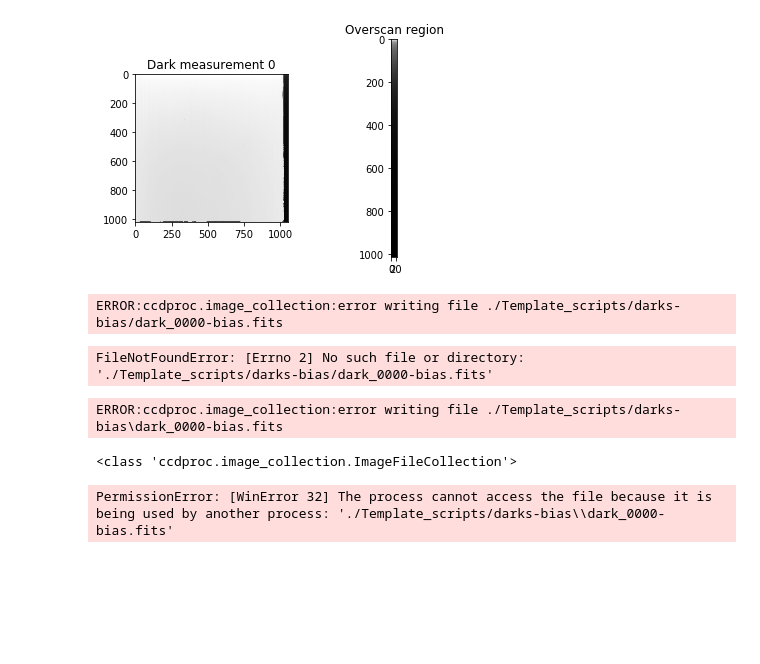
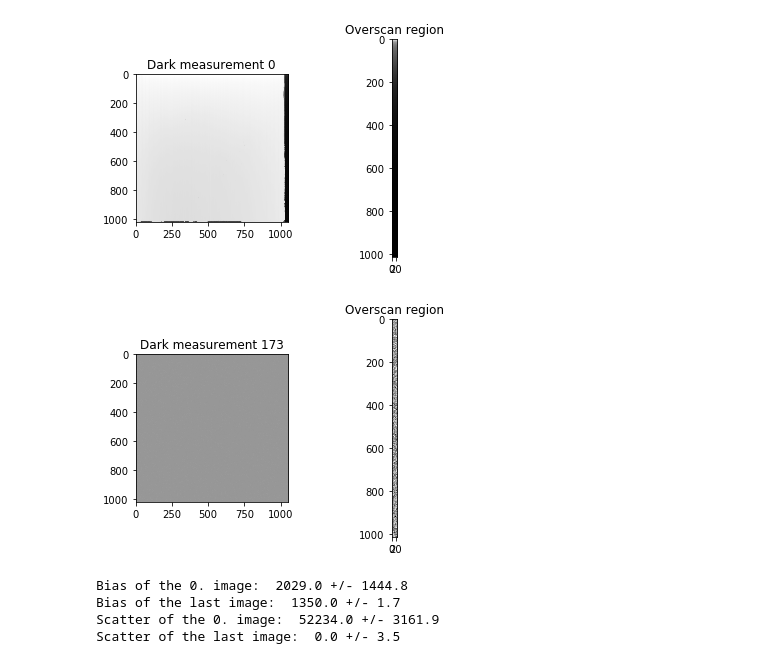
Before and after one commit to anananlyjlyj/physics-FP-Uni-HD, a Jupyter notebook: F30 Stellar CCD Photometry/CCD.ipynb, the cells around one changed output. Saved outputs shown, nothing was run; the diff lists cells and outputs as text; code cells hidden in the pictures; blank space fills up the shorter version.

```diff
--- a/F30 Stellar CCD Photometry/CCD.ipynb
+++ b/F30 Stellar CCD Photometry/CCD.ipynb
@@ -12,52 +13,63 @@ from astropy import constants as const
 # %%
 # from dark measurement read temperature and count median, standard deviation
 #
 # To read .fits file use IFC(<path_to_files>, glob_include = file name start*, keywords = interested key in header)
 # The structure of a .fits file is Header Data Units(HDU)
 # Each HDU contains .header (header information ~ key-value pair, labels of data) and .data (image information ~ array)
 # To get value of header information use IFC(...).values(<key>) or IFC(...).summary[<key>].data
 # More info: https://ccdproc.readthedocs.io/en/latest/api/ccdproc.ImageFileCollection.html#ccdproc.ImageFileCollection.hdus
 #
-dark = IFC('./Template_scripts/darks/',glob_include='dark_*', keywords=['ccdtemp', 'datamedi', 'datastdv'])
+dark = IFC('.\Template_scripts\darks\\',glob_include='dark_*', keywords=['ccdtemp', 'datamedi', 'datastdv'])
 temp,med,stddev=np.asarray(dark.values("ccdtemp"))+273.15,np.asarray(dark.values("datamedi")),np.asarray(dark.values("datastdv"))
 
 # use program ds9 we read the overscan region(= bias region) for dark_0000.fits is about (row[10:1024] colomn[1025:1050])
 # a list of median bias values and the standard deviations in the overscan region
 bias_med = []
 bias_std = []
 
-for idx, hdu in enumerate(dark.hdus(save_with_name = "-bias", save_location = './Template_scripts/darks-bias/')):
+for idx, hdu in enumerate(dark.hdus(save_with_name = "-bias", save_location = '.\Template_scripts\darks-bias\\',
+                                    overwrite = True)):
     bias = CCDData(hdu.data[10:1024,1025:1050], unit="electron")
     bias_med.append(np.median(np.asarray(bias)))
     bias_std.append(np.std(np.asarray(bias)))
     # Correct each of the dark measurements with their corresponding median bias value
     hdu.data = hdu.data - np.median(np.asarray(bias))
-    if idx == 0:
+    if idx == 0 or idx == 173:
         # plot of the whole image
         pic = CCDData(hdu.data, unit="electron") # convert hdu(array) to pic(CCDData) first
         fig, (ax1, ax2) = plt.subplots(1, 2)
         ax1.imshow(pic, cmap='Greys_r')
-        ax1.set_title("Dark measurement 0")
+        ax1.set_title("Dark measurement " + str(idx))
         # plot of overscan region
         ax2.imshow(bias, cmap='Greys_r')
         ax2.set_title("Overscan region")
         plt.show()
+
+# TODO: Why do we have to determine and subtract the bias value for every image individually?
+#
 # %% [output]
-[figure, old version]
+[figure, new version]
-ERROR:ccdproc.image_collection:error writing file ./Template_scripts/darks-bias/dark_0000-bias.fits
-FileNotFoundError: [Errno 2] No such file or directory: './Template_scripts/darks-bias/dark_0000-bias.fits'
+[figure, added]
 # %%
-dark_no_bias = IFC('./Template_scripts/darks-bias/',glob_include='dark_*', keywords=['datamedi', 'datastdv'])
+# Extract the median dark current values of the bias-subtracted FITS files of the dark measurements
+dark_no_bias = IFC('.\Template_scripts\darks-bias\\',glob_include='dark_*', keywords=['datamedi', 'datastdv'])
 
-print(type(dark_no_bias))
-
-med_no_bias =[]
+med_no_bias = []
+stddev_no_bias = []
 # use program ds9 we read the image region for dark_0000.fits is about (row[30:1014] colomn[0:1010])
-for hdu in dark_no_bias.hdus(overwrite = True):
+for hdu in dark_no_bias.hdus():
     img = CCDData(hdu.data[30:1014,0:1010], unit="electron")
     med_no_bias.append(np.median(np.asarray(img)))
+    stddev_no_bias.append(np.std(np.asarray(img)))
+
+# Determine the bias and its scatter for two images, one at the beginning of the experiment and one at the end.
+print("Bias of the 0. image: ", bias_med[0], "+/-", round(bias_std[0],1))
+print("Bias of the last image: ", bias_med[-1], "+/-", round(bias_std[-1],1))
+print("Scatter of the 0. image: ", med_no_bias[0], "+/-", round(stddev_no_bias[0],1))
+print("Scatter of the last image: ", med_no_bias[-1], "+/-", round(stddev_no_bias[-1],1))
 # %% [output]
-ERROR:ccdproc.image_collection:error writing file ./Template_scripts/darks-bias\dark_0000-bias.fits
+Bias of the 0. image:  2029.0 +/- 1444.8
+Bias of the last image:  1350.0 +/- 1.7
+Scatter of the 0. image:  52234.0 +/- 3161.9
+Scatter of the last image:  0.0 +/- 3.5
-<class 'ccdproc.image_collection.ImageFileCollection'>
-PermissionError: [WinError 32] The process cannot access the file because it is being used by another process: './Template_scripts/darks-bias\\dark_0000-bias.fits'
 # %%
```
Also changed, not shown: parts of 8 cells of this notebook, 2 other files.
